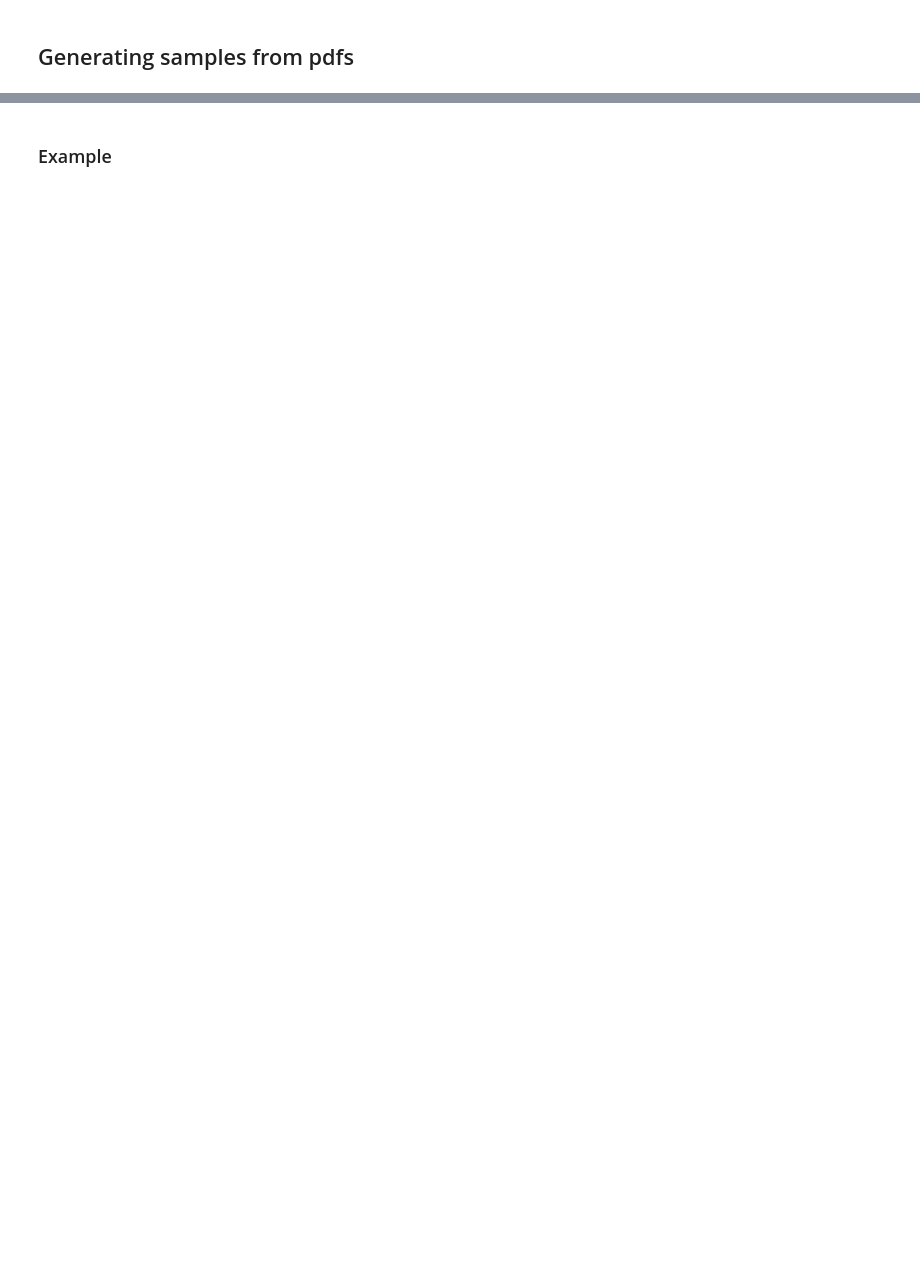
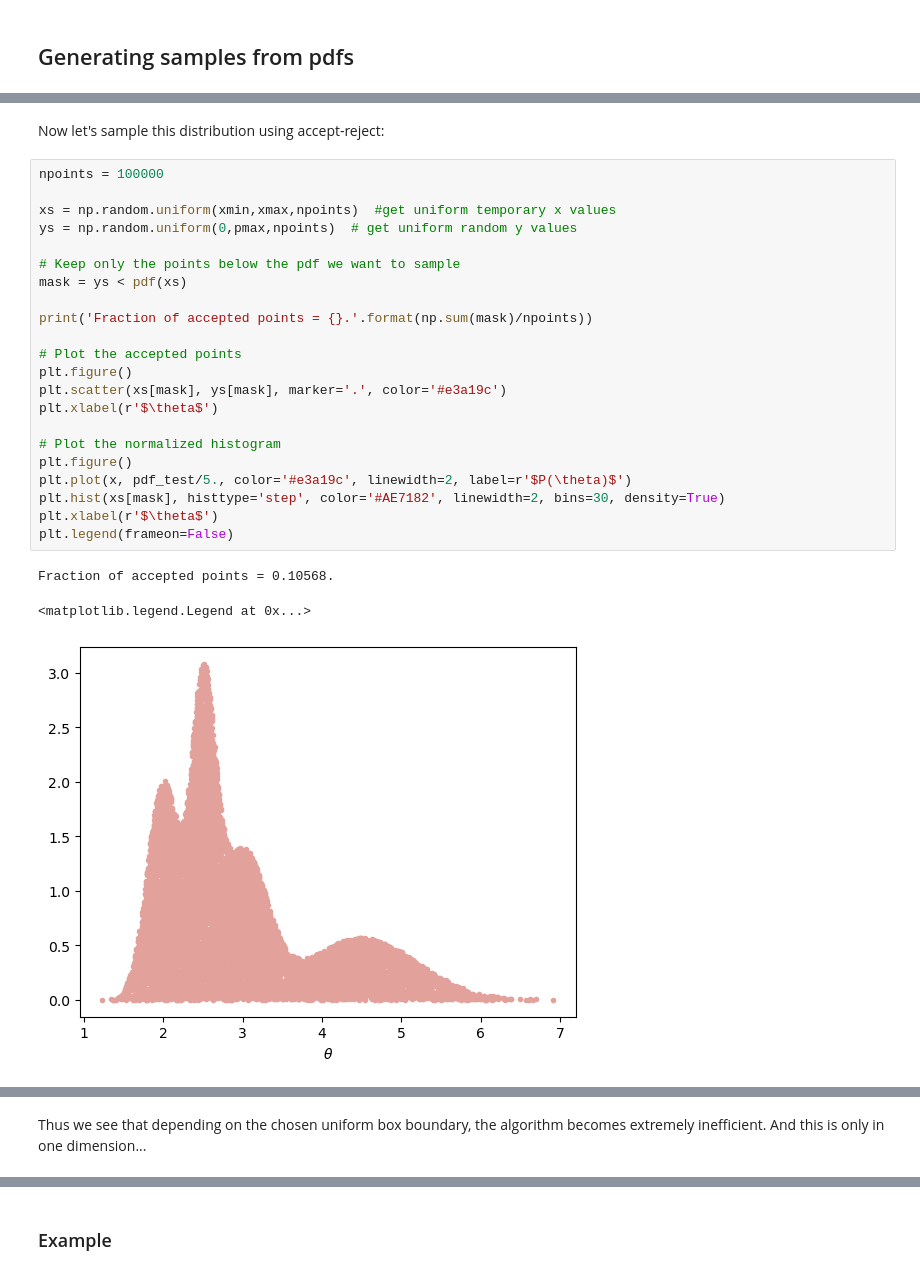
Before and after one commit to hou-physics/stat_methods_AIfA_2024_group_07, a Jupyter notebook: lecture_08/L08_MC-methods.ipynb, the cells around one changed output, grey strips where cells are left out. Saved outputs shown, nothing was run; the diff lists cells and outputs as text; blank space fills up the shorter version.

```diff
--- a/lecture_08/L08_MC-methods.ipynb
+++ b/lecture_08/L08_MC-methods.ipynb
@@ -60,0 +96,28 @@ Let us again assume that we have a normalized (!), one-dimensional pdf $P(\bolds
+# %% [markdown]
+Now let's sample this distribution using accept-reject:
+# %%
+npoints = 100000
+
+xs = np.random.uniform(xmin,xmax,npoints)  #get uniform temporary x values
+ys = np.random.uniform(0,pmax,npoints)  # get uniform random y values
+
+# Keep only the points below the pdf we want to sample
+mask = ys < pdf(xs)
+
+print('Fraction of accepted points = {}.'.format(np.sum(mask)/npoints))
+
+# Plot the accepted points
+plt.figure()
+plt.scatter(xs[mask], ys[mask], marker='.', color='#e3a19c')
+plt.xlabel(r'$\theta$')
+
+# Plot the normalized histogram
+plt.figure()
+plt.plot(x, pdf_test/5., color='#e3a19c', linewidth=2, label=r'$P(\theta)$')
+plt.hist(xs[mask], histtype='step', color='#AE7182', linewidth=2, bins=30, density=True)
+plt.xlabel(r'$\theta$')
+plt.legend(frameon=False)
+# %% [output]
+Fraction of accepted points = 0.10568.
+<matplotlib.legend.Legend at 0x...>
+[figure, added]
@@ -60,0 +125,2 @@ Let us again assume that we have a normalized (!), one-dimensional pdf $P(\bolds
+# %% [markdown]
+Thus we see that depending on the chosen uniform box boundary, the algorithm becomes extremely inefficient. And this is only in one dimension...
```
Also changed, not shown: parts of 14 cells of this notebook.
